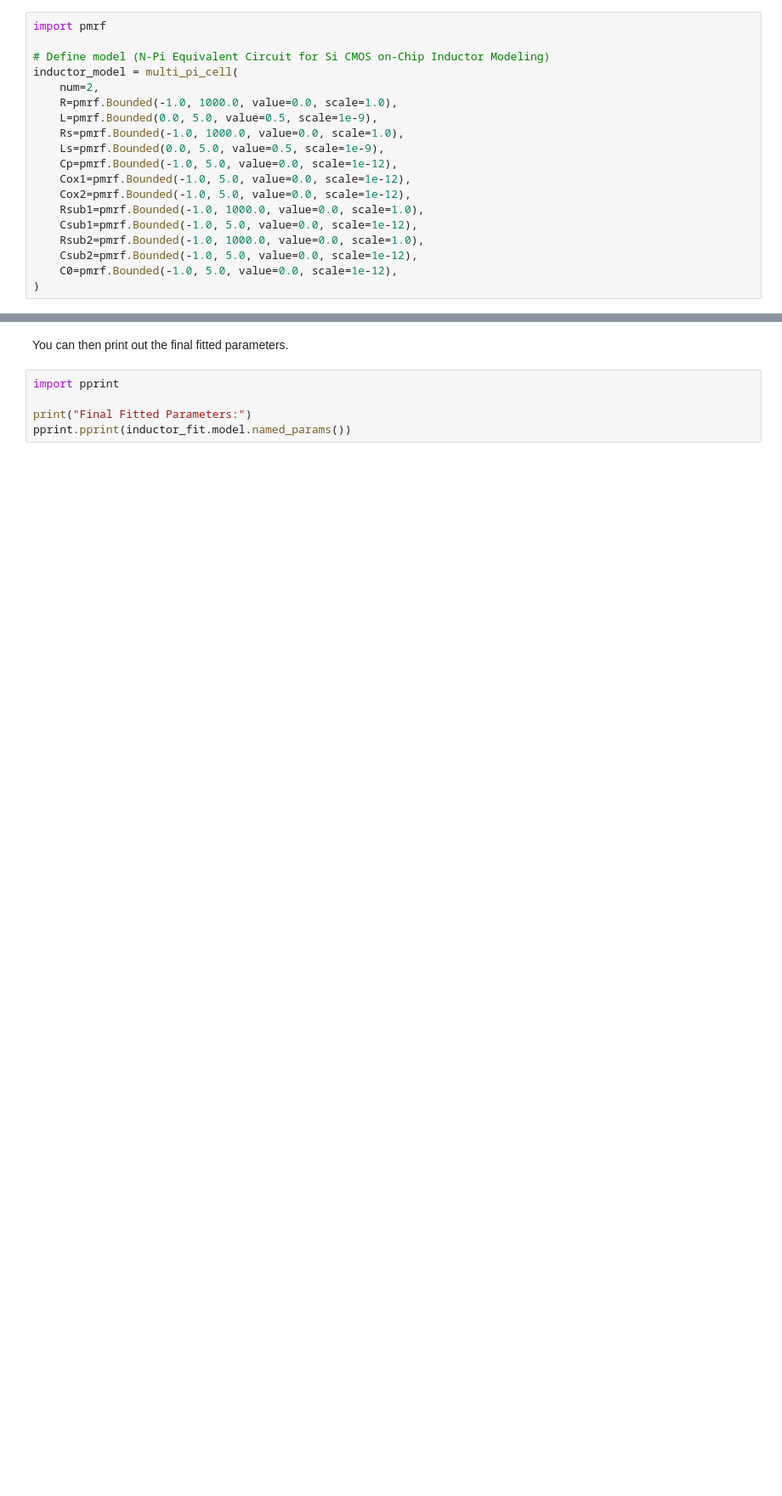
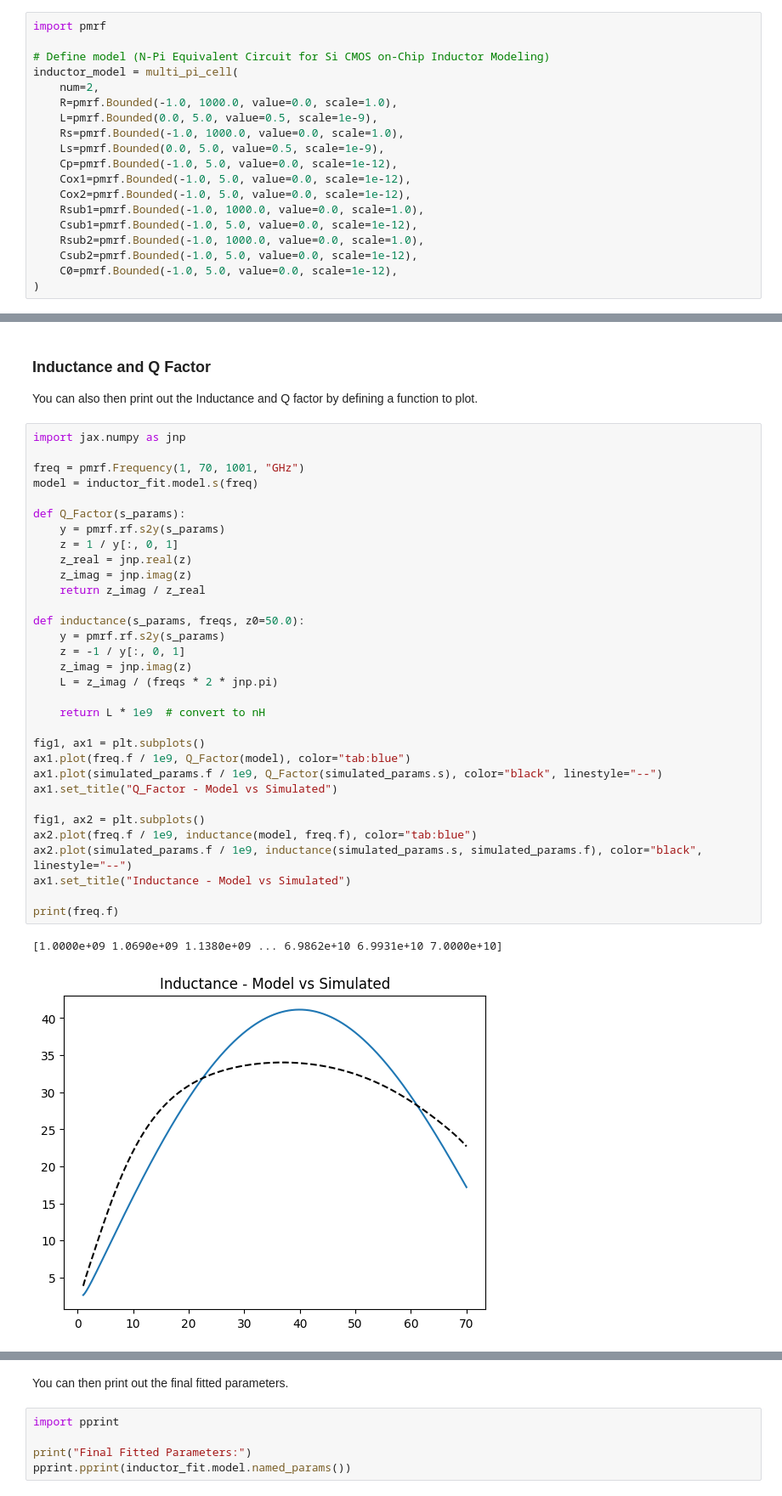
Before and after one commit to gvcallen/paramrf, a Jupyter notebook: docs/tutorials/2_chip_inductor_fitting.ipynb, the cells around one changed output, grey strips where cells are left out. Shown at 85% size. Saved outputs shown, nothing was run; the diff lists cells and outputs as text; blank space fills up the shorter version.

```diff
--- a/docs/tutorials/2_chip_inductor_fitting.ipynb
+++ b/docs/tutorials/2_chip_inductor_fitting.ipynb
@@ -142,0 +143,38 @@ Text(0.5, 1.0, 'Smith Chart - Model vs Simulated')
+# %% [markdown]
+### Inductance and Q Factor
+You can also then print out the Inductance and Q factor by defining a function to plot.
+# %%
+import jax.numpy as jnp
+
+freq = pmrf.Frequency(1, 70, 1001, "GHz")
+model = inductor_fit.model.s(freq)
+
+def Q_Factor(s_params):
+    y = pmrf.rf.s2y(s_params)
+    z = 1 / y[:, 0, 1]
+    z_real = jnp.real(z)
+    z_imag = jnp.imag(z)
+    return z_imag / z_real
+
+def inductance(s_params, freqs, z0=50.0):
+    y = pmrf.rf.s2y(s_params)
+    z = -1 / y[:, 0, 1]
+    z_imag = jnp.imag(z)
+    L = z_imag / (freqs * 2 * jnp.pi)
+
+    return L * 1e9  # convert to nH
+
+fig1, ax1 = plt.subplots()
+ax1.plot(freq.f / 1e9, Q_Factor(model), color="tab:blue")
+ax1.plot(simulated_params.f / 1e9, Q_Factor(simulated_params.s), color="black", linestyle="--")
+ax1.set_title("Q_Factor - Model vs Simulated")
+
+fig1, ax2 = plt.subplots()
+ax2.plot(freq.f / 1e9, inductance(model, freq.f), color="tab:blue")
+ax2.plot(simulated_params.f / 1e9, inductance(simulated_params.s, simulated_params.f), color="black", linestyle="--")
+ax1.set_title("Inductance - Model vs Simulated")
+
+print(freq.f)
+# %% [output]
+[1.0000e+09 1.0690e+09 1.1380e+09 ... 6.9862e+10 6.9931e+10 7.0000e+10]
+[figure, added]
```
Also changed, not shown: parts of 11 cells of this notebook, 1 other file.
